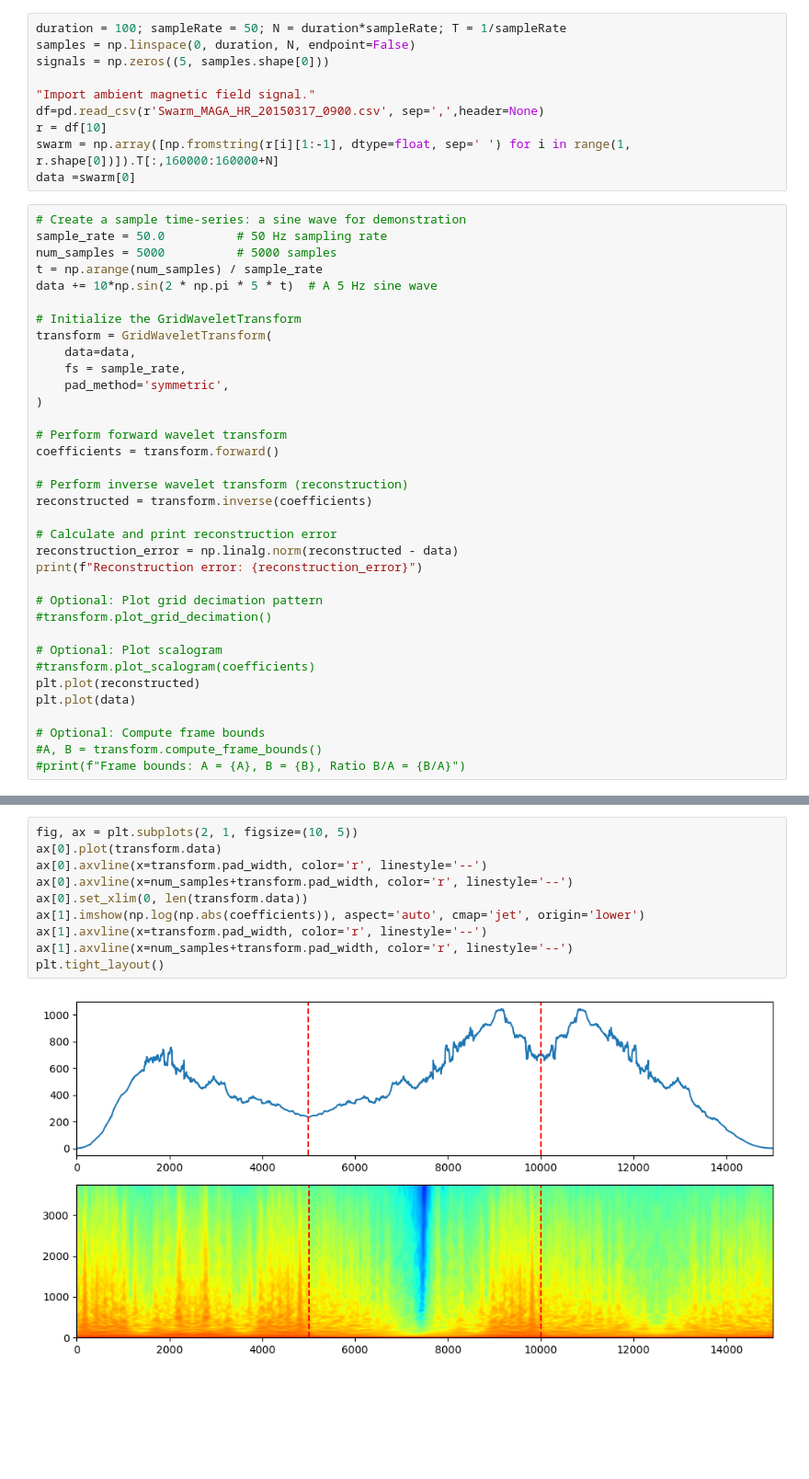
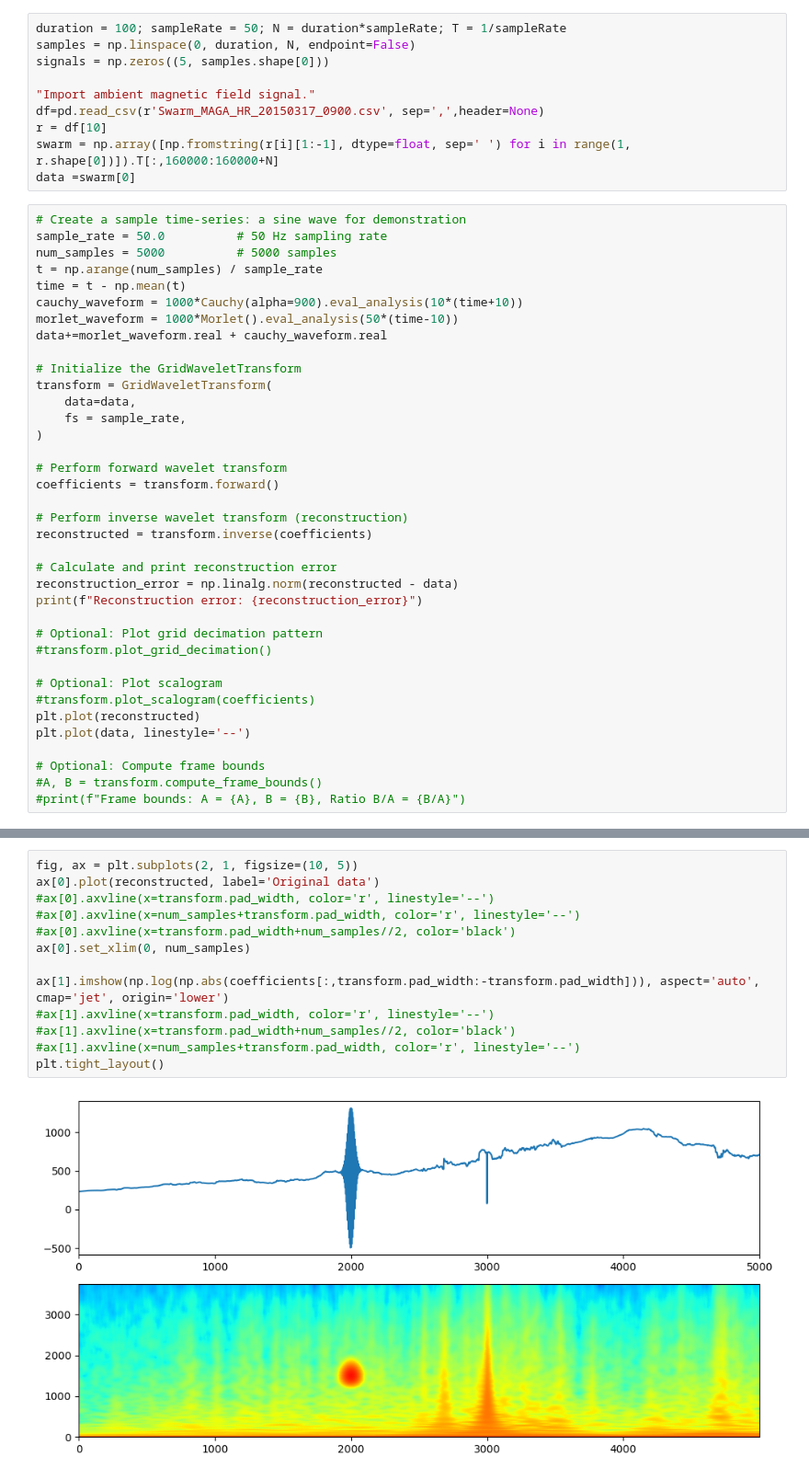
Before and after one commit to aphoffmann/wavelets, a Jupyter notebook: Swarm_test.ipynb, the cells around one changed output, grey strips where cells are left out. Shown: that part at 92% size. Saved outputs shown, nothing was run; the diff lists cells and outputs as text; blank space fills up the shorter version.

Commit message:
Started adding plot

```diff
--- a/Swarm_test.ipynb
+++ b/Swarm_test.ipynb
@@ -18,13 +18,15 @@ data =swarm[0]
 sample_rate = 50.0          # 50 Hz sampling rate
 num_samples = 5000          # 5000 samples
 t = np.arange(num_samples) / sample_rate
-data += 10*np.sin(2 * np.pi * 5 * t)  # A 5 Hz sine wave
+time = t - np.mean(t)
+cauchy_waveform = 1000*Cauchy(alpha=900).eval_analysis(10*(time+10))
+morlet_waveform = 1000*Morlet().eval_analysis(50*(time-10))
+data+=morlet_waveform.real + cauchy_waveform.real
 
 # Initialize the GridWaveletTransform
 transform = GridWaveletTransform(
     data=data,
     fs = sample_rate,
-    pad_method='symmetric',
 )
 
 # Perform forward wavelet transform
@@ -43,7 +45,7 @@ print(f"Reconstruction error: {reconstruction_error}")
 # Optional: Plot scalogram
 #transform.plot_scalogram(coefficients)
 plt.plot(reconstructed)
-plt.plot(data)
+plt.plot(data, linestyle='--')
 
 # Optional: Compute frame bounds
 #A, B = transform.compute_frame_bounds()
@@ -55,15 +61,18 @@ Reconstruction error: 1.5354393531443307e-07
 # %%
 fig, ax = plt.subplots(2, 1, figsize=(10, 5))
-ax[0].plot(transform.data)
-ax[0].axvline(x=transform.pad_width, color='r', linestyle='--')
-ax[0].axvline(x=num_samples+transform.pad_width, color='r', linestyle='--')
-ax[0].set_xlim(0, len(transform.data))
-ax[1].imshow(np.log(np.abs(coefficients)), aspect='auto', cmap='jet', origin='lower')
-ax[1].axvline(x=transform.pad_width, color='r', linestyle='--')
-ax[1].axvline(x=num_samples+transform.pad_width, color='r', linestyle='--')
+ax[0].plot(reconstructed, label='Original data')
+#ax[0].axvline(x=transform.pad_width, color='r', linestyle='--')
+#ax[0].axvline(x=num_samples+transform.pad_width, color='r', linestyle='--')
+#ax[0].axvline(x=transform.pad_width+num_samples//2, color='black')
+ax[0].set_xlim(0, num_samples)
+
+ax[1].imshow(np.log(np.abs(coefficients[:,transform.pad_width:-transform.pad_width])), aspect='auto', cmap='jet', origin='lower')
+#ax[1].axvline(x=transform.pad_width, color='r', linestyle='--')
+#ax[1].axvline(x=transform.pad_width+num_samples//2, color='black')
+#ax[1].axvline(x=num_samples+transform.pad_width, color='r', linestyle='--')
 plt.tight_layout()
 # %% [output]
-[figure, old version]
+[figure, new version]
 # %%
 plt.plot(transform.data)
 # %% [output]
```
Also changed, not shown: parts of 6 cells of this notebook, 1 other file.
